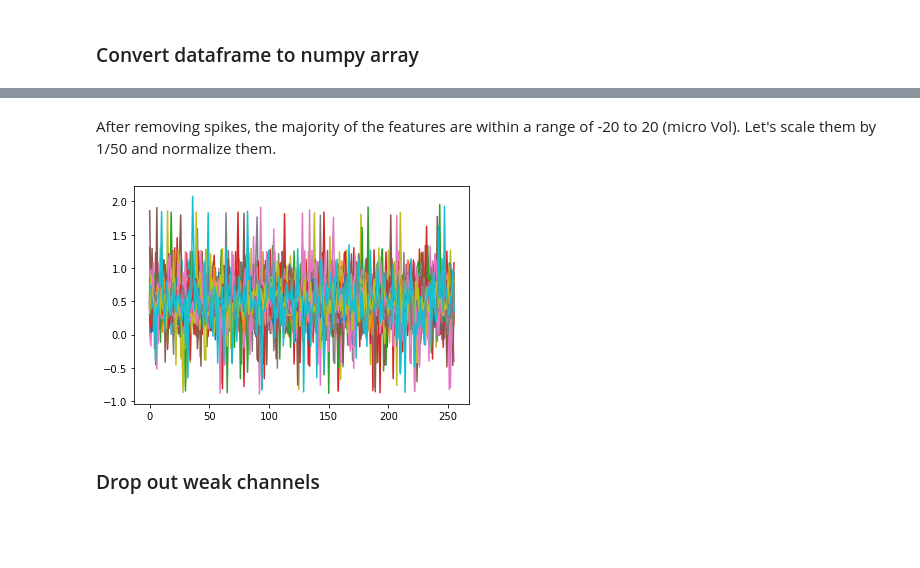
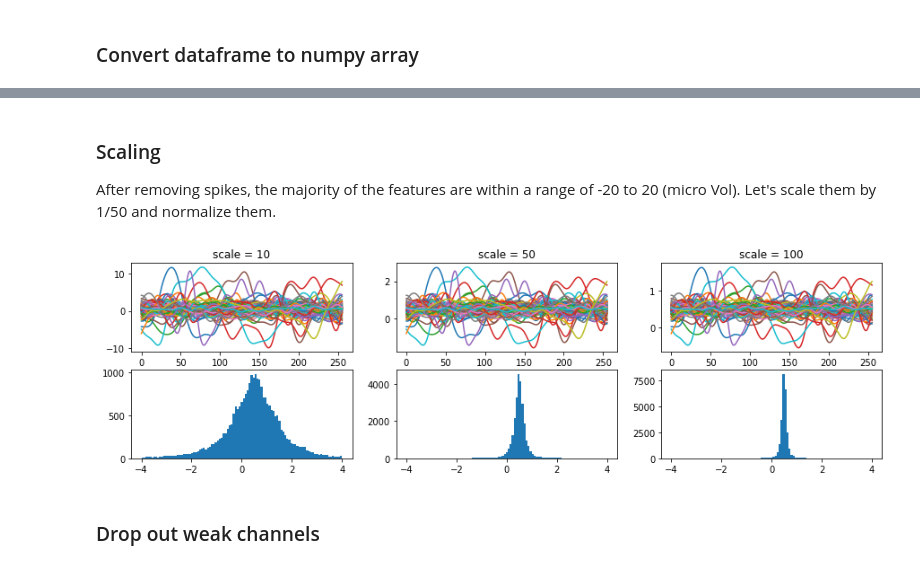
Before and after one commit to ylin00/seizurecast, a Jupyter notebook: notebooks/Seizure_Forecasting_LSTM.ipynb, the cells around one changed output, grey strips where cells are left out. Cells and saved outputs as stored; diff of their text form; code cells hidden in the pictures; blank space fills up the shorter version.

```diff
--- a/notebooks/Seizure_Forecasting_LSTM.ipynb
+++ b/notebooks/Seizure_Forecasting_LSTM.ipynb
@@ -274,11 +306,24 @@ _ = axs[1].hist(train_X[1:100,:].flatten(), bins = 101)
 # %% [markdown]
+### Scaling
+
 After removing spikes, the majority of the features are within a range of -20 to 20 (micro Vol). Let's scale them by 1/50 and normalize them.
-# %%
-train_X = np.array([0.5 + (signal-np.mean(signal))/50 for signal in train_X ])
-test_X = np.array([0.5 + (signal-np.mean(signal))/50 for signal in test_X ])
-for signal in train_X[np.random.choice(train_X.shape[0], 100, replace=False),:]:
-    plt.plot(signal)
-# %% [output]
-[figure, removed]
+# %%
+def normalize(train_X, test_X, scale):
+    train_X = np.array([0.5 + (signal-np.mean(signal))/scale for signal in train_X ])
+    test_X = np.array([0.5 + (signal-np.mean(signal))/scale for signal in test_X ])
+    return train_X, test_X
+
+def find_best_scale(train_X):
+    _, axes = plt.subplots(2, 3, figsize=[15,4])
+    for i, scale in enumerate([10, 50, 100]):
+        ax = axes[0][i]
+        tmp, _ = normalize(train_X, train_X, scale)
+        for signal in tmp:
+            ax.plot(signal)
+            ax.title.set_text(f"scale = {scale}")
+        axes[1][i].hist(tmp.flatten(), bins = 101, range=[-4,4])
+find_best_scale(train_X[choices,:])
+# %% [output]
+[figure, added]
 # %% [markdown]
 ### Drop out weak channels
```
Also changed, not shown: parts of 26 cells of this notebook.
